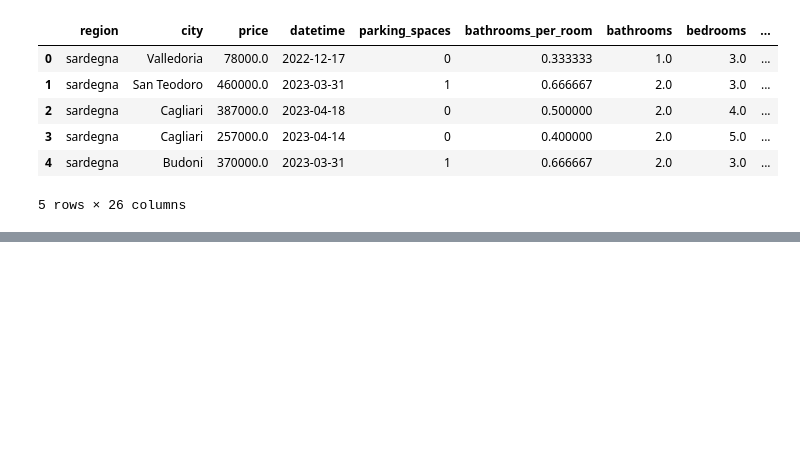
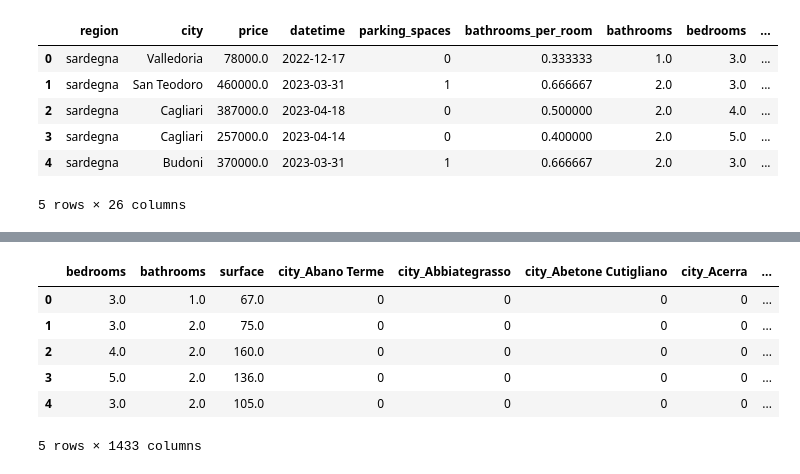
Before and after one commit to Andrewli1212/project-4, a Jupyter notebook: Italy_property.ipynb, the cells around one changed output, grey strips where cells are left out. Saved outputs shown, nothing was run; the diff lists cells and outputs as text; code cells hidden in the pictures; blank space fills up the shorter version.

```diff
--- a/Italy_property.ipynb
+++ b/Italy_property.ipynb
@@ -388,0 +478,3 @@ feature_importance_sorted[:10]
+# %%
+X = filtered_df[['bedrooms', 'bathrooms', 'surface', 'city']]
+y = filtered_df['price']
@@ -388,0 +483,10 @@ feature_importance_sorted[:10]
+# %%
+X.head()
+# %% [output]
+|  | bedrooms | bathrooms | surface | city_Abano Terme | city_Abbiategrasso | city_Abetone Cutigliano | city_Acerra | ... |
+| 0 | 3.0 | 1.0 | 67.0 | 0 | 0 | 0 | 0 | ... |
+| 1 | 3.0 | 2.0 | 75.0 | 0 | 0 | 0 | 0 | ... |
+| 2 | 4.0 | 2.0 | 160.0 | 0 | 0 | 0 | 0 | ... |
+| 3 | 5.0 | 2.0 | 136.0 | 0 | 0 | 0 | 0 | ... |
+| 4 | 3.0 | 2.0 | 105.0 | 0 | 0 | 0 | 0 | ... |
+5 rows × 1433 columns
```
Also changed, not shown: parts of 28 cells of this notebook.
